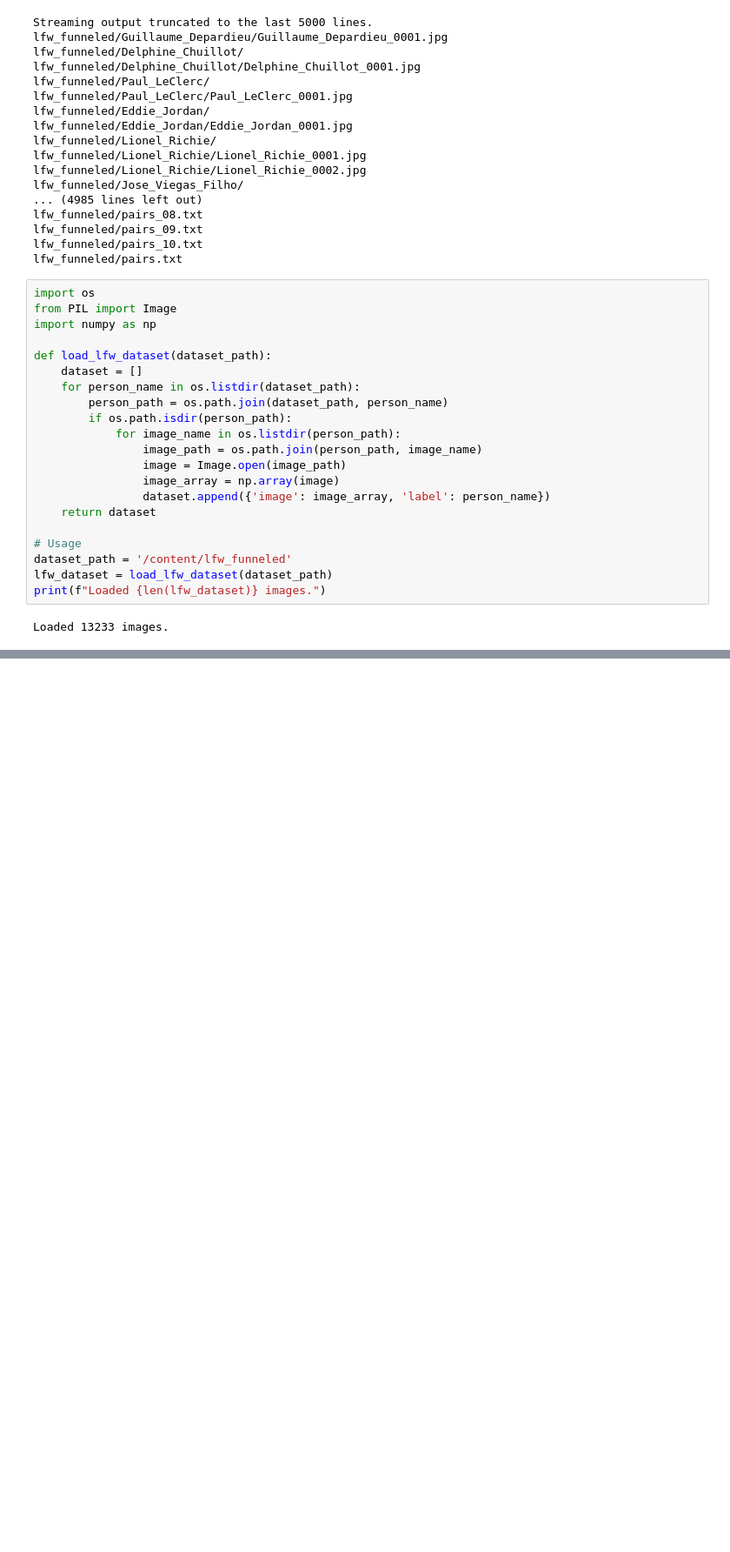
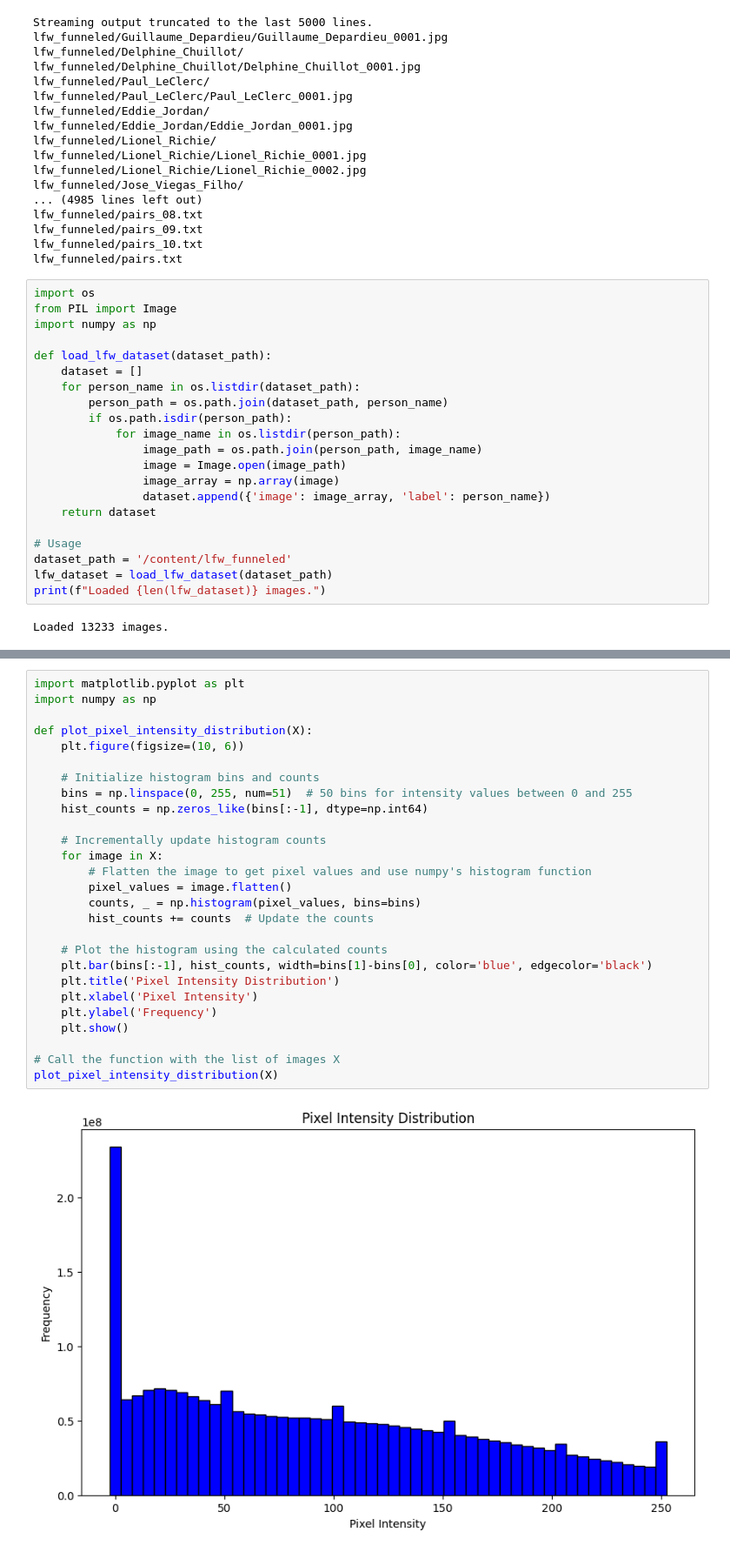
Before and after one commit to anuj-l22/PRML_Project, a Jupyter notebook: PRML_Project.ipynb, the cells around one changed output, grey strips where cells are left out. Shown at 87% size. Saved outputs shown, nothing was run; the diff lists cells and outputs as text; blank space fills up the shorter version.

```diff
--- a/PRML_Project.ipynb
+++ b/PRML_Project.ipynb
@@ -71,0 +157,29 @@ Number of unique labels: 5749
+# %%
+import matplotlib.pyplot as plt
+import numpy as np
+
+def plot_pixel_intensity_distribution(X):
+    plt.figure(figsize=(10, 6))
+
+    # Initialize histogram bins and counts
+    bins = np.linspace(0, 255, num=51)  # 50 bins for intensity values between 0 and 255
+    hist_counts = np.zeros_like(bins[:-1], dtype=np.int64)
+
+    # Incrementally update histogram counts
+    for image in X:
+        # Flatten the image to get pixel values and use numpy's histogram function
+        pixel_values = image.flatten()
+        counts, _ = np.histogram(pixel_values, bins=bins)
+        hist_counts += counts  # Update the counts
+
+    # Plot the histogram using the calculated counts
+    plt.bar(bins[:-1], hist_counts, width=bins[1]-bins[0], color='blue', edgecolor='black')
+    plt.title('Pixel Intensity Distribution')
+    plt.xlabel('Pixel Intensity')
+    plt.ylabel('Frequency')
+    plt.show()
+
+# Call the function with the list of images X
+plot_pixel_intensity_distribution(X)
+# %% [output]
+[figure, added]
```
Also changed, not shown: parts of 5 cells of this notebook.
